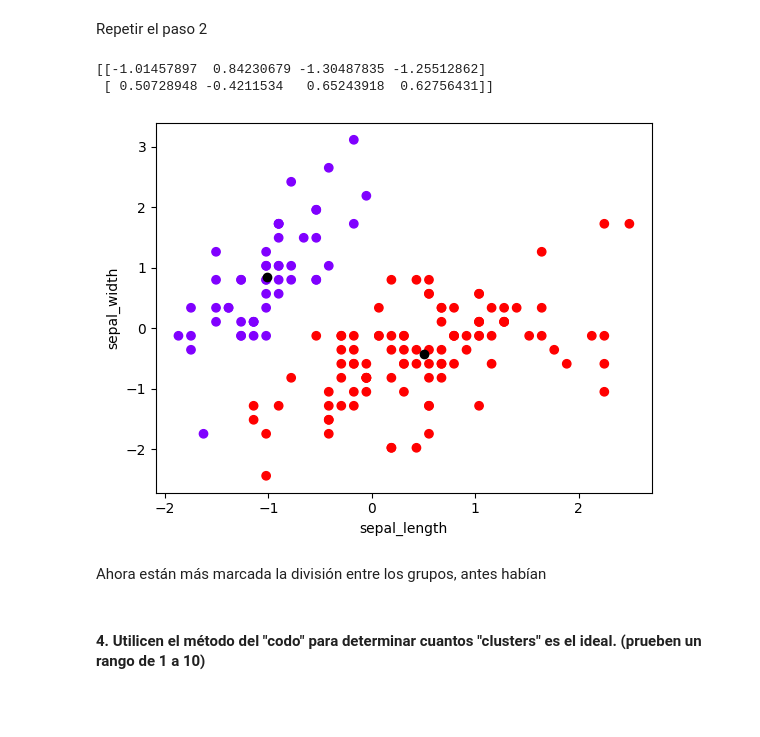
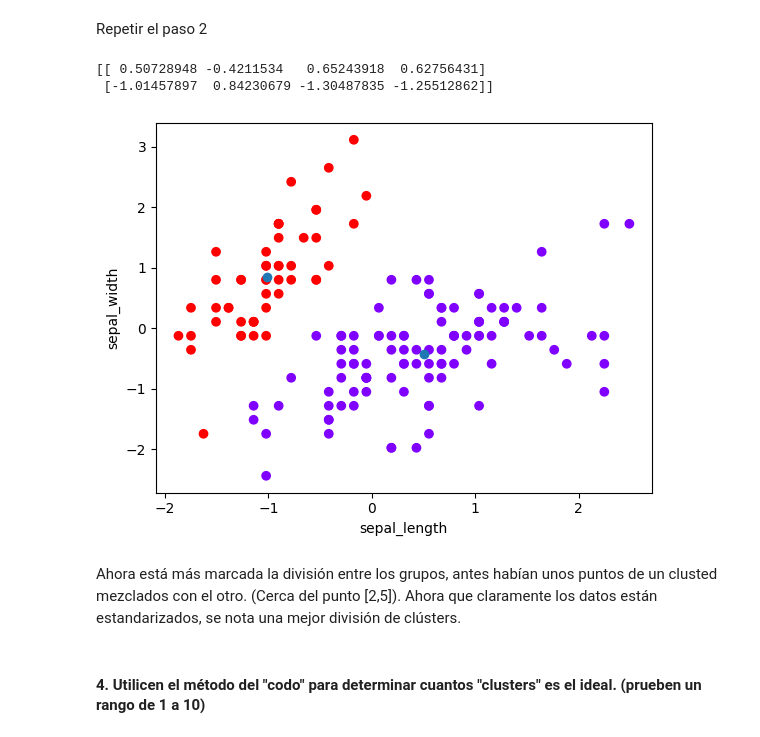
Before and after one commit to JPS4321/HT2-DM, a Jupyter notebook: HT2.ipynb, the cells around one changed output. Drawn from its saved outputs; the diff is of its cells as text; code cells hidden in the pictures; blank space fills up the shorter version.

Commit message:
ahora si zzz

```diff
--- a/HT2.ipynb
+++ b/HT2.ipynb
@@ -116,21 +116,24 @@ Repetir el paso 2
 # %%
 ## Utilizar KMeans Clustering para crear 2 clusters
 kmeans = KMeans(n_clusters=2)
 X = scaled_data
 kmeans.fit(X)
 print(kmeans.cluster_centers_)
 
+import itertools
+
 # Graficar los clusters
 plt.scatter( X[:,0], X[:,1], c=kmeans.labels_, cmap='rainbow')
-plt.scatter(kmeans.cluster_centers_[:, 0], kmeans.cluster_centers_[:, 1], c='black')
+plt.scatter(kmeans.cluster_centers_[:, 0], kmeans.cluster_centers_[:, 1])
 plt.ylabel('sepal_width')
 plt.xlabel('sepal_length')
 plt.show()
 # %% [output]
-[[-1.01457897  0.84230679 -1.30487835 -1.25512862]
- [ 0.50728948 -0.4211534   0.65243918  0.62756431]]
+[[ 0.50728948 -0.4211534   0.65243918  0.62756431]
+ [-1.01457897  0.84230679 -1.30487835 -1.25512862]]
-[figure, old version]
+[figure, new version]
-# %% [markdown]
-Ahora están más marcada la división entre los grupos, antes habían
+# %% [markdown]
+Ahora está más marcada la división entre los grupos, antes habían unos puntos de un clusted mezclados con el otro. (Cerca del punto [2,5]).
+Ahora que claramente los datos están estandarizados, se nota una mejor división de clústers.
 # %% [markdown]
 #### 4. Utilicen el método del "codo" para determinar cuantos "clusters" es el ideal. (prueben un rango de 1 a 10)
```
Also changed, not shown: parts of 4 cells of this notebook.
